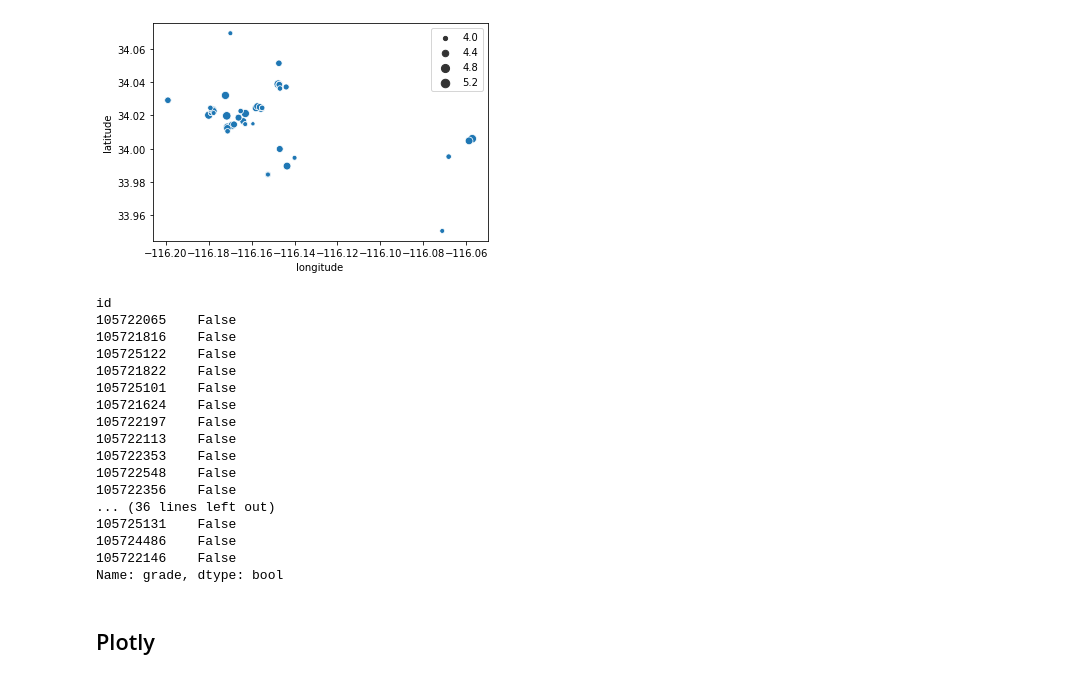
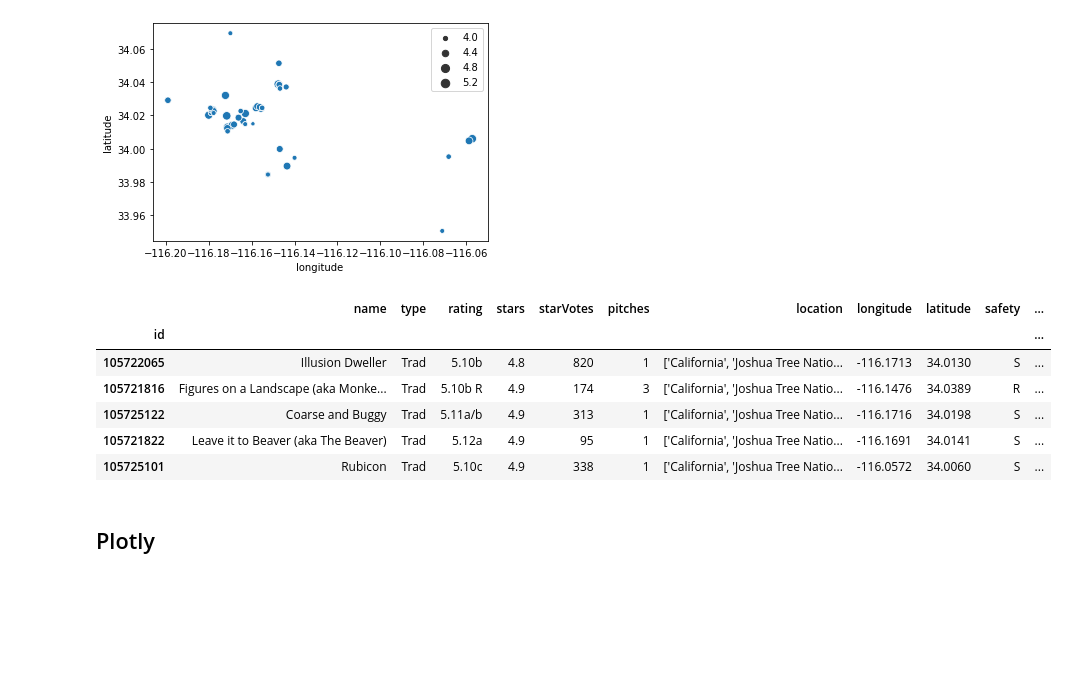
Before and after one commit to archennz/mtnproj, a Jupyter notebook: generate_heatmap.ipynb, the cells around one changed output. Drawn from its saved outputs; the diff is of its cells as text; code cells hidden in the pictures; blank space fills up the shorter version.

```diff
--- a/generate_heatmap.ipynb
+++ b/generate_heatmap.ipynb
@@ -16,26 +16,16 @@ sns.scatterplot(x = 'longitude', y = 'latitude', size = data['stars'].to_list(),
 # %% [output]
 <AxesSubplot:xlabel='longitude', ylabel='latitude'>
 [figure]
-# %%
-(data['grade']<=9)& (data['grade']>4)
-# %% [output]
-id
-105722065    False
-105721816    False
-105725122    False
-105721822    False
-105725101    False
-105721624    False
-105722197    False
-105722113    False
-105722353    False
-105722548    False
-105722356    False
-... (36 lines left out)
-105725131    False
-105724486    False
-105722146    False
-Name: grade, dtype: bool
+# %%
+data.head()
+# %% [output]
+|  | name | type | rating | stars | starVotes | pitches | location | longitude | latitude | safety | ... |
+| id |  |  |  |  |  |  |  |  |  |  | ... |
+| 105722065 | Illusion Dweller | Trad | 5.10b | 4.8 | 820 | 1 | ['California', 'Joshua Tree Natio... | -116.1713 | 34.0130 | S | ... |
+| 105721816 | Figures on a Landscape (aka Monke... | Trad | 5.10b R | 4.9 | 174 | 3 | ['California', 'Joshua Tree Natio... | -116.1476 | 34.0389 | R | ... |
+| 105725122 | Coarse and Buggy | Trad | 5.11a/b | 4.9 | 313 | 1 | ['California', 'Joshua Tree Natio... | -116.1716 | 34.0198 | S | ... |
+| 105721822 | Leave it to Beaver (aka The Beaver) | Trad | 5.12a | 4.9 | 95 | 1 | ['California', 'Joshua Tree Natio... | -116.1691 | 34.0141 | S | ... |
+| 105725101 | Rubicon | Trad | 5.10c | 4.9 | 338 | 1 | ['California', 'Joshua Tree Natio... | -116.0572 | 34.0060 | S | ... |
 # %% [markdown]
 ## Plotly
 # %%
```
Also changed, not shown: 1 other file.
